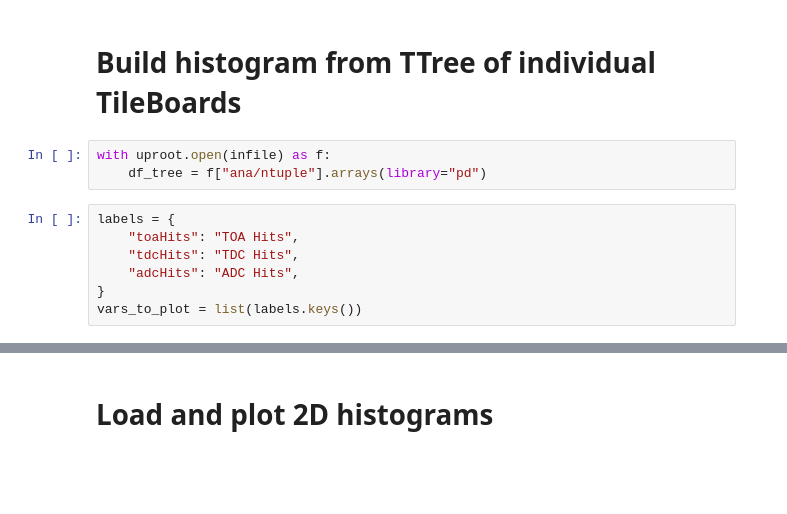
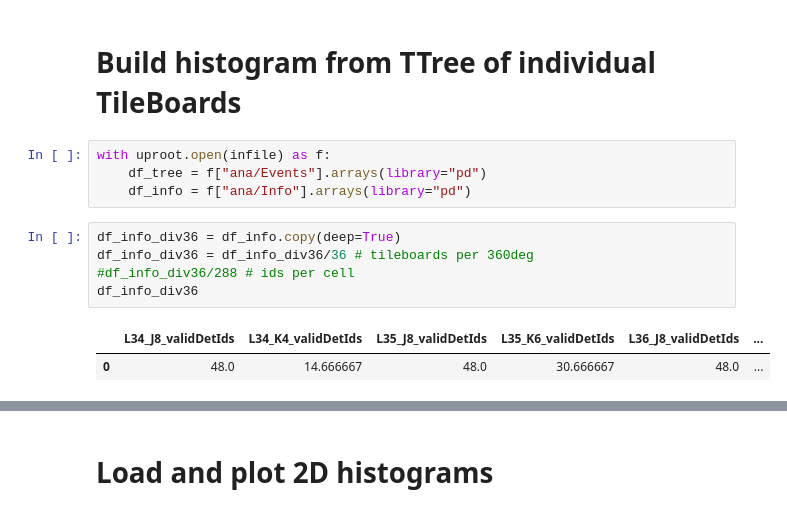
Before and after one commit to mmfsz/HGCElectronicsValidation, a Jupyter notebook: notebooks/hgcScintAnalyzePlots.ipynb, the cells around one changed output, grey strips where cells are left out. Cells and saved outputs as stored; diff of their text form; blank space fills up the shorter version.

```diff
--- a/notebooks/hgcScintAnalyzePlots.ipynb
+++ b/notebooks/hgcScintAnalyzePlots.ipynb
@@ -79,11 +85,13 @@ tileboards=[[34,'J8',1,18,25,1,False],
 # Build histogram from TTree of individual TileBoards
 # %%
 with uproot.open(infile) as f:
-    df_tree = f["ana/ntuple"].arrays(library="pd")
+    df_tree = f["ana/Events"].arrays(library="pd")
+    df_info = f["ana/Info"].arrays(library="pd")
-# %%
-labels = {
-    "toaHits": "TOA Hits",
-    "tdcHits": "TDC Hits",
-    "adcHits": "ADC Hits",
-}
-vars_to_plot = list(labels.keys())
+# %%
+df_info_div36 = df_info.copy(deep=True)
+df_info_div36 = df_info_div36/36 # tileboards per 360deg
+#df_info_div36/288 # ids per cell
+df_info_div36
+# %% [output]
+|  | L34_J8_validDetIds | L34_K4_validDetIds | L35_J8_validDetIds | L35_K6_validDetIds | L36_J8_validDetIds | ... |
+| 0 | 48.0 | 14.666667 | 48.0 | 30.666667 | 48.0 | ... |
```
Also changed, not shown: parts of 23 cells of this notebook, 4 other files.
